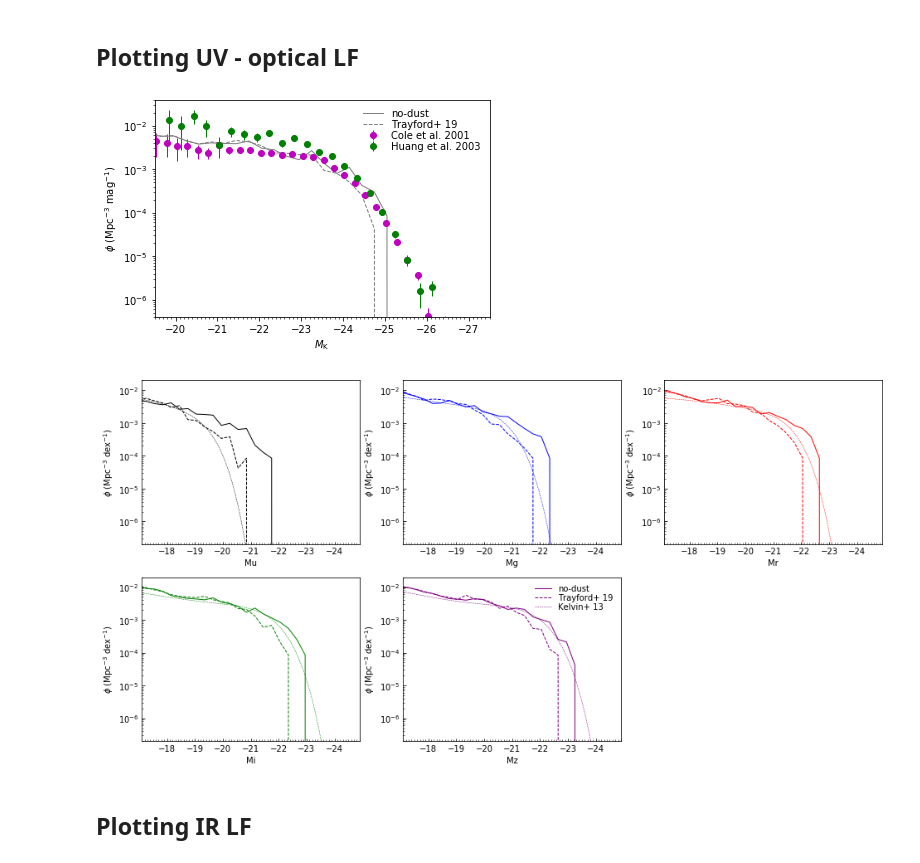
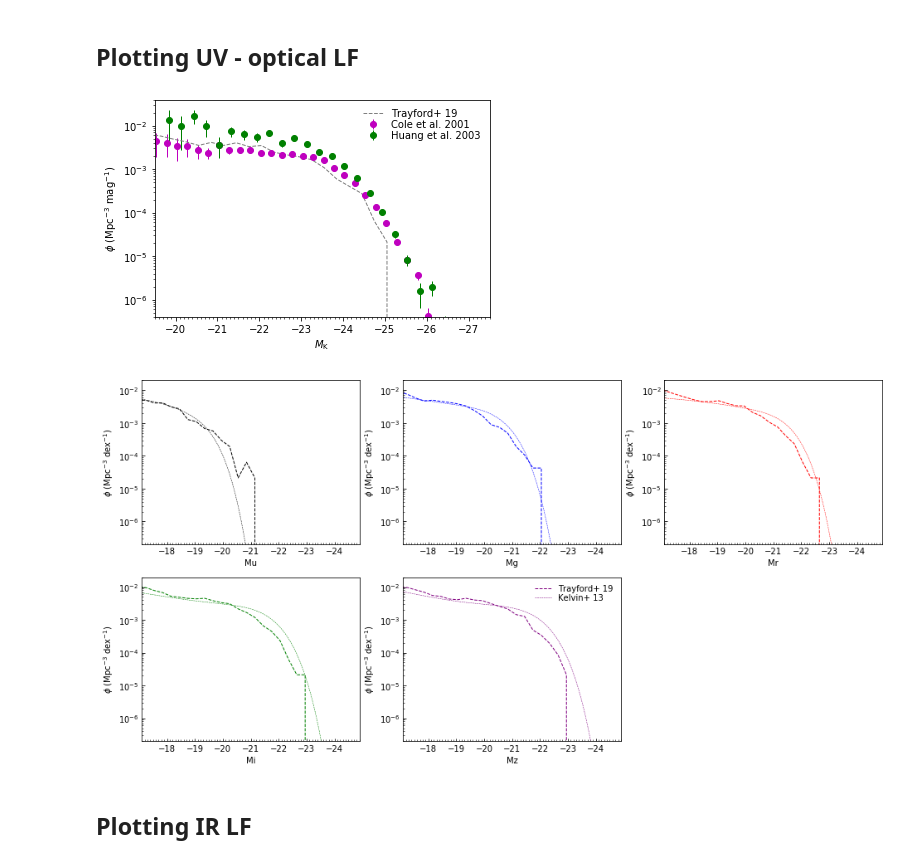
Before and after one commit to dptriani/mentari, a Jupyter notebook: For-dusty-sage.ipynb, the cells around one changed output. Cells and saved outputs as stored; diff of their text form; code cells hidden in the pictures.

```diff
--- a/For-dusty-sage.ipynb
+++ b/For-dusty-sage.ipynb
@@ -1550,7 +1581,7 @@ directory_dusty = "../dusty-sage/src/auxdata/trees/save-stellar-DTG/"
 # %%
 Hubble_h = 0.73
 
-BoxSize = ((62.5**3) * (1/8))**(1/3) #mini-millennium
+BoxSize = ((62.5**3) * (8/8))**(1/3) #mini-millennium
 #BoxSize = ((500**3) * (512/512))**(1/3) #full-millennium
 #BoxSize = ((1000**3) * (1000/1000))**(1/3) #MDPL
 #BoxSize = ((250**3) * (1/125))**(1/3) #bolshoi
@@ -1772,6 +1801,9 @@ Metals = metals_dusty[w]
 Dust = dust[w,snap_limit] / Hubble_h
 Gas = gas[w,snap_limit] / Hubble_h
 Rad = rad[w,snap_limit] / Hubble_h
+
+tau_BC, eta_BC, tau_ISM, eta_ISM = compute_attenuation_parameters (1, Dust, Gas, Rad)
+'''
 eta_BC = [-0.7] * len(Dust)
 eta_ISM_v2 = [-1.3] * len(Dust)
 Sigma_BC, tau_head_BC = compute_tauBC_Trayford(Dust, Gas, Rad)
@@ -1780,6 +1812,7 @@ Sigma_eta_ISM, eta_ISM = compute_etaISM_Trayford(Dust, Gas, Rad)
 
 Sigma_ISM_v2, tau_ISM_v2 = compute_tauISM_Somerville (Dust, Rad)
 Sigma_BC_v2, tau_BC_v2 = compute_tauBC_Somerville (Dust, Rad)
+'''
 # %% [markdown]
 ## Plot the parameters
 # %%
@@ -1832,4 +1865,4 @@ wavelength_s, spectra_s, spectra_dusty_s = generate_SED(1, Age, Mass, Metals,
              tau_BC_v2, tau_ISM_v2, eta_BC, eta_ISM_v2, time_BC)
 # %%
 wavelength, spectra, spectra_dusty = generate_SED(1, Age, Mass, Metals,
-             tau_head_BC, tau_head_ISM, eta_BC, eta_ISM, time_BC)
+             tau_BC, tau_ISM, eta_BC, eta_ISM, time_BC)
@@ -2060,0 +2089,4 @@ Spectra = np.array(Spectra_arr)
+# %%
+with h5py.File('mentari_test7.h5', 'a') as f:
+    full_wavelength_a = np.array(f["Wavelength_UVIR"])
+    full_spectra_a = np.array(f['Spectra_UVIR'])
@@ -2129,11 +2165,11 @@ sdss_i = [4]
 sdss_z = [5]
 sdss_iz=[4, 5]
 sdss =[1,2,3,4,5]
-
+'''
 counts, binedges = np.histogram(mab_nodust[0]-1.85, range=(mi, ma), bins=NB)
 xaxeshisto = binedges[:-1] + 0.5 * binwidth
 plt.plot(xaxeshisto, counts/ volume / binwidth, c=color[0], lw=1.0, label='no-dust')
-
+'''
 counts, binedges = np.histogram(mab_dusty[0]-1.85, range=(mi, ma), bins=NB)
 xaxeshisto = binedges[:-1] + 0.5 * binwidth
 plt.plot(xaxeshisto, counts/ volume / binwidth, '--', c=color[0], lw=1.0, label='Trayford+ 19')
@@ -2145,34 +2181,34 @@ plt.plot(xaxeshisto, counts/ volume / binwidth, '-.', c='b', lw=1.0, label='Some
 counts, binedges = np.histogram(mab_dusty_cf[0]-1.85, range=(mi, ma), bins=NB)
 xaxeshisto = binedges[:-1] + 0.5 * binwidth
 plt.plot(xaxeshisto, counts/ volume / binwidth, ':', c='r', lw=1.0, label='CF00')
 
 counts, binedges = np.histogram(mab_dusty_4[0]-1.85, range=(mi, ma), bins=NB)
 xaxeshisto = binedges[:-1] + 0.5 * binwidth
 plt.plot(xaxeshisto, counts/ volume / binwidth, ':', c='r', lw=1.0, label=r'$\eta_\mathrm{BC}=-1.3$')
 
 counts, binedges = np.histogram(mab_dusty_5[0]-1.85, range=(mi, ma), bins=NB)
 xaxeshisto = binedges[:-1] + 0.5 * binwidth
 plt.plot(xaxeshisto, counts/ volume / binwidth, '-.', c='b', lw=1.0, label=r'$\eta_\mathrm{ISM}=-1.3$')
 
 
 counts, binedges = np.histogram(mab_sage[0]-1.85, range=(mi, ma), bins=NB)
 xaxeshisto = binedges[:-1] + 0.5 * binwidth
 plt.plot(xaxeshisto, counts/ volume / binwidth, '--', c=color[0], lw=2.0, label='sage-no-dust')
 '''
 plt.yscale('log', nonposy='clip')
 plt.ylabel(r'$\phi\ (\mathrm{Mpc}^{-3}\ \mathrm{mag}^{-1})$')  # Set the y...
 plt.xlabel(r'$M_\mathrm{K}$')
 plt.ylim(4e-7, 4e-2)
 plt.xlim(-19.5, -27.5)
 ax.xaxis.set_minor_locator(plt.MultipleLocator(0.1))
 leg = plt.legend(loc=0, numpoints=1, labelspacing=0.1)
 leg.draw_frame(False)  # Don't want a box frame
 for t in leg.get_texts():  # Reduce the size of the text
     t.set_fontsize('medium')
 #plt.savefig('plots/k-mini.png')
 plt.show()
 # %% [output]
-[figure, old version]
+[figure, new version]
 # %%
 mi = -30.0
 ma = -15.0
@@ -2192,11 +2228,11 @@ row = 2
 col = 3
 for i in range(1, 6):
     ax =plt.subplot(row, col, i)
-
+    '''
     counts, binedges = np.histogram(mab_nodust[i], range=(mi, ma), bins=NB)
     xaxeshisto = binedges[:-1] + 0.5 * binwidth
     plt.plot(xaxeshisto, counts/ volume / binwidth, c=color[i], lw=1.0, label='no-dust')
-
+    '''
     counts, binedges = np.histogram(mab_dusty[i], range=(mi, ma), bins=NB)
     xaxeshisto = binedges[:-1] + 0.5 * binwidth
     plt.plot(xaxeshisto, counts/ volume / binwidth, '--', c=color[i], lw=1.0, label='Trayford+ 19')
@@ -2232,7 +2268,7 @@ for t in leg.get_texts():  # Reduce the size of the text
 #plt.subplots_adjust(wspace=0, hspace=0)
 plt.show()
 # %% [output]
-[figure, old version]
+[figure, new version]
 # %% [markdown]
 ## Plotting IR LF
 # %%
```
Also changed, not shown: parts of 17 cells of this notebook, 2 other files.
